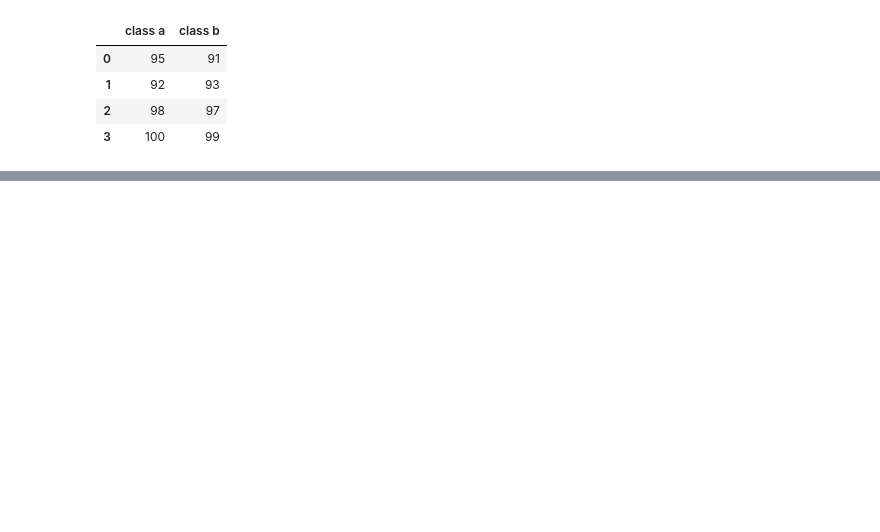
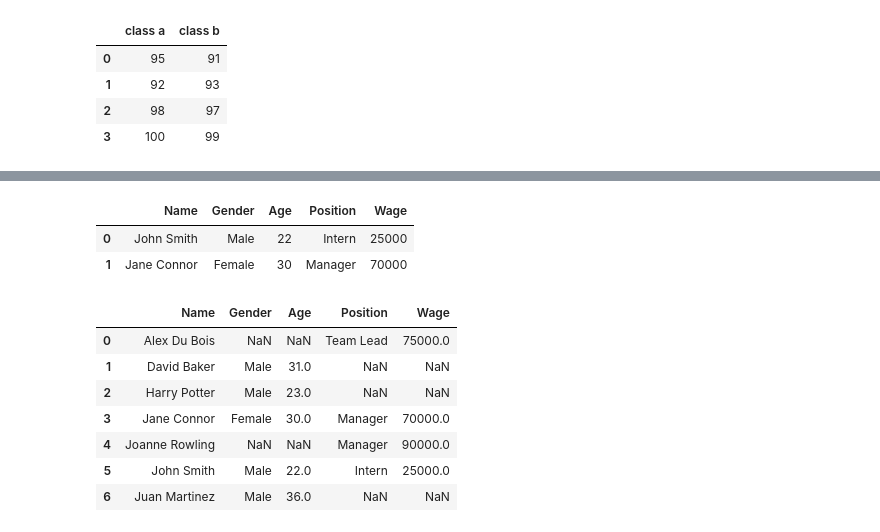
Before and after one commit to coconutkim/data, a Jupyter notebook: pandas/0808판다스기초.ipynb, the cells around one changed output, grey strips where cells are left out. Cells and saved outputs as stored; diff of their text form; code cells hidden in the pictures; blank space fills up the shorter version.

```diff
--- a/pandas/0808판다스기초.ipynb
+++ b/pandas/0808판다스기초.ipynb
@@ -16,0 +218,7 @@ pd.DataFrame(data=data,columns=['class a','class b'])
+# %%
+df1 = ({'Name':["Harry Potter",	"David Baker",	"John Smith",	"Juan Martinez",	"Jane Connor"],
+        'Gender':["Male","Male","Male","Male","Female"],
+        'Age':[23,31,22,36,30],})
+# %%
+final1 = pd.DataFrame(df1)
+final1
@@ -16,0 +232,7 @@ pd.DataFrame(data=data,columns=['class a','class b'])
+# %%
+df2 = ({'Name':["John Smith",	"Alex Du Bois",	"Joanne Rowling",	"Jane Connor"],
+        'Position':["Intern","Team Lead","Manager","Manager"],
+        'Wage':[25000,75000,90000,70000]})
+# %%
+final2 = pd.DataFrame(df2)
+final2
@@ -16,0 +284,17 @@ pd.DataFrame(data=data,columns=['class a','class b'])
+# %%
+final1.merge(final2,on = 'Name',how = 'inner')
+# %% [output]
+|  | Name | Gender | Age | Position | Wage |
+| 0 | John Smith | Male | 22 | Intern | 25000 |
+| 1 | Jane Connor | Female | 30 | Manager | 70000 |
+# %%
+final1.merge(final2,on = 'Name',how = 'outer')
+# %% [output]
+|  | Name | Gender | Age | Position | Wage |
+| 0 | Alex Du Bois | NaN | NaN | Team Lead | 75000.0 |
+| 1 | David Baker | Male | 31.0 | NaN | NaN |
+| 2 | Harry Potter | Male | 23.0 | NaN | NaN |
+| 3 | Jane Connor | Female | 30.0 | Manager | 70000.0 |
+| 4 | Joanne Rowling | NaN | NaN | Manager | 90000.0 |
+| 5 | John Smith | Male | 22.0 | Intern | 25000.0 |
+| 6 | Juan Martinez | Male | 36.0 | NaN | NaN |
```
Also changed, not shown: parts of 45 cells of this notebook, 1 other file.
